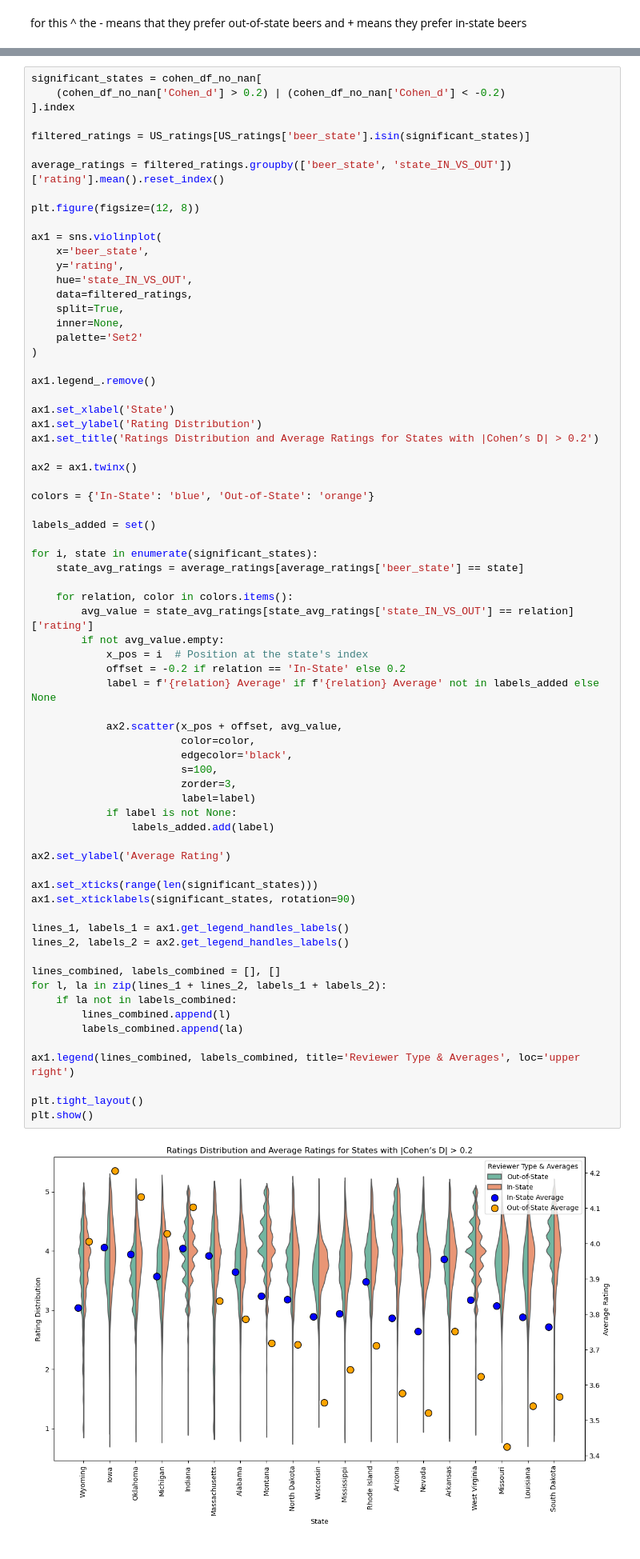
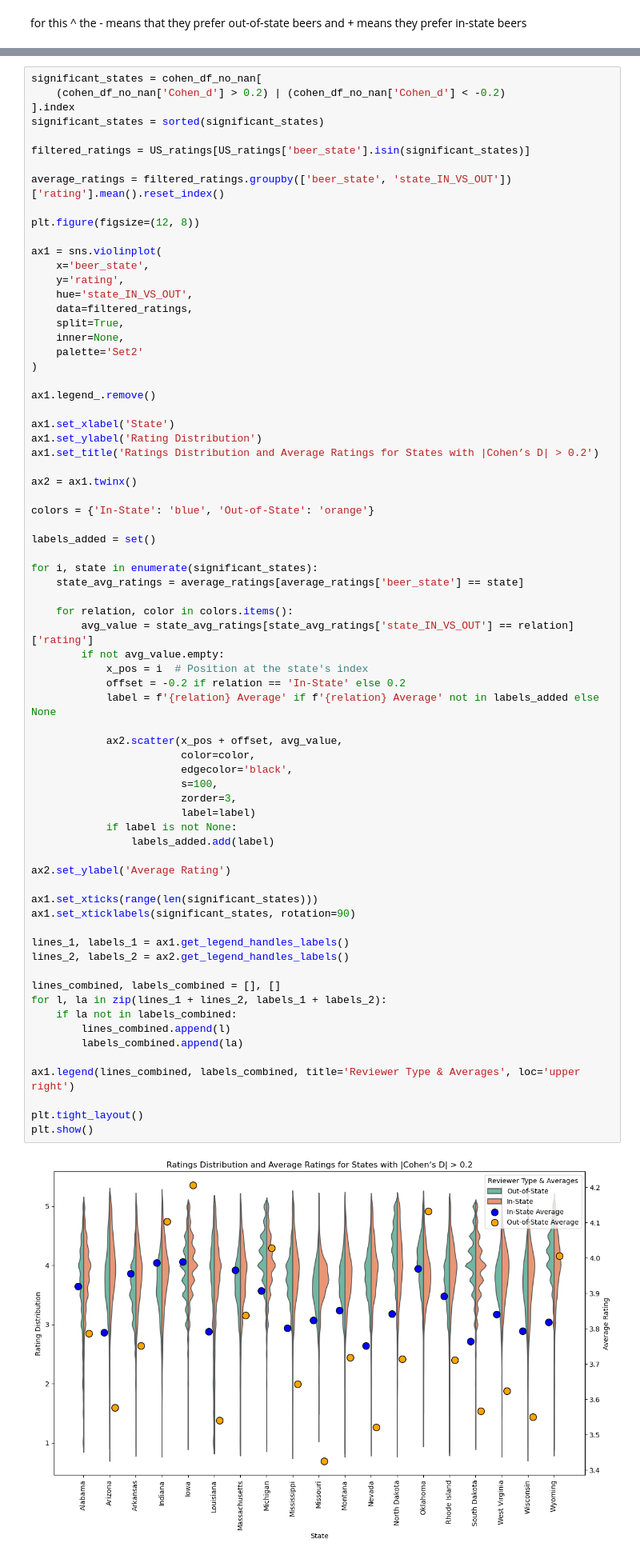
Before and after one commit to epfl-ada/ada-2024-project-x0x0, a Jupyter notebook: src/questions/q1_BA.ipynb, the cells around one changed output, grey strips where cells are left out. Shown at 80% size. Saved outputs shown, nothing was run; the diff lists cells and outputs as text.

Commit message:
adding the alphabetical order graphs

```diff
--- a/src/questions/q1_BA.ipynb
+++ b/src/questions/q1_BA.ipynb
@@ -307,6 +396,7 @@ for this ^ the - means that they prefer out-of-state beers and + means they pref
 significant_states = cohen_df_no_nan[
     (cohen_df_no_nan['Cohen_d'] > 0.2) | (cohen_df_no_nan['Cohen_d'] < -0.2)
 ].index
+significant_states = sorted(significant_states)
 
 filtered_ratings = US_ratings[US_ratings['beer_state'].isin(significant_states)]
 
@@ -347,34 +437,34 @@ for i, state in enumerate(significant_states):
             label = f'{relation} Average' if f'{relation} Average' not in labels_added else None
 
             ax2.scatter(x_pos + offset, avg_value,
                         color=color,
                         edgecolor='black',
                         s=100,
                         zorder=3,
                         label=label)
             if label is not None:
                 labels_added.add(label)
 
 ax2.set_ylabel('Average Rating')
 
 ax1.set_xticks(range(len(significant_states)))
 ax1.set_xticklabels(significant_states, rotation=90)
 
 lines_1, labels_1 = ax1.get_legend_handles_labels()
 lines_2, labels_2 = ax2.get_legend_handles_labels()
 
 lines_combined, labels_combined = [], []
 for l, la in zip(lines_1 + lines_2, labels_1 + labels_2):
     if la not in labels_combined:
         lines_combined.append(l)
         labels_combined.append(la)
 
 ax1.legend(lines_combined, labels_combined, title='Reviewer Type & Averages', loc='upper right')
 
 plt.tight_layout()
 plt.show()
 # %% [output]
-[figure, old version]
+[figure, new version]
 # %%
 def cohen_d(x, y):
     x = np.array(x, dtype=float)
```
Also changed, not shown: parts of 2 cells of this notebook, 1 other file.
